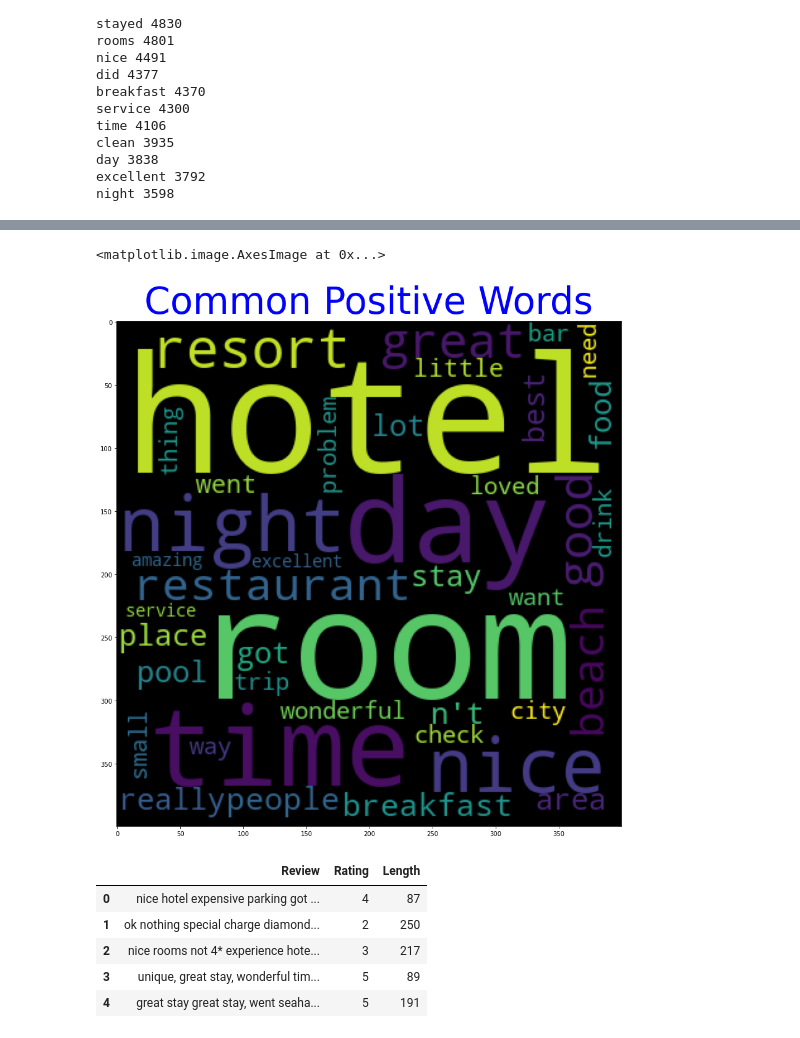
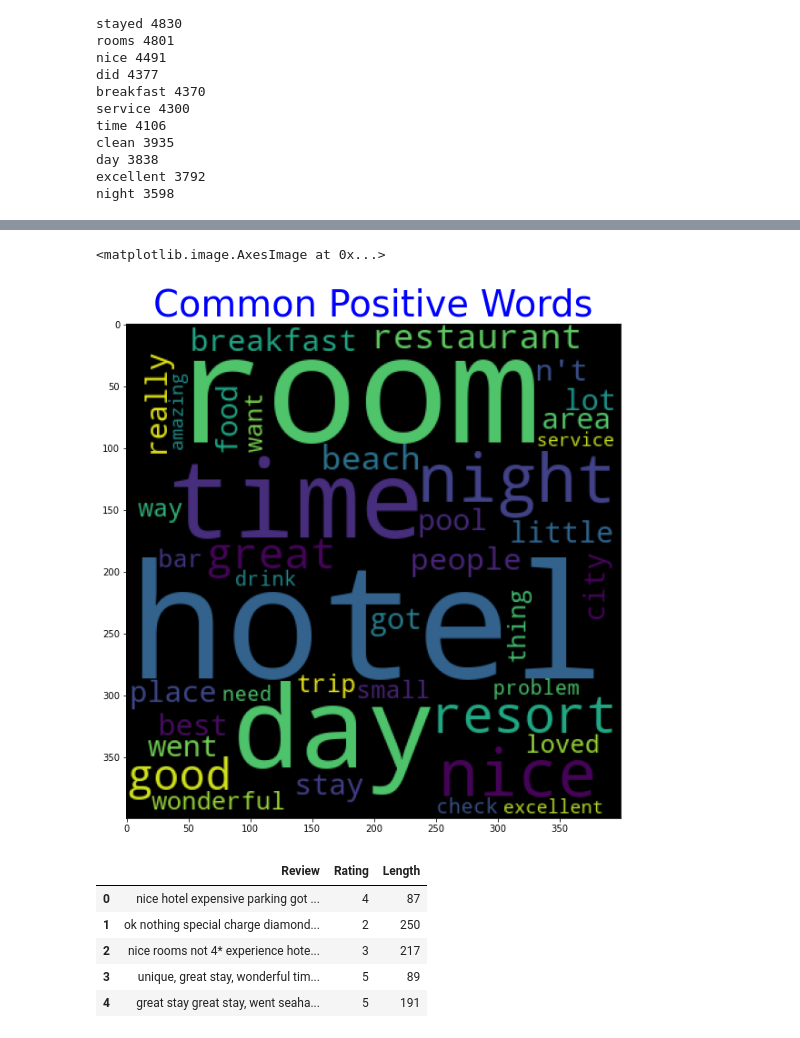
Before and after one commit to shayleelaura/Capstone-3, a Jupyter notebook: Working Notebook.ipynb, the cells around one changed output, grey strips where cells are left out. Cells and saved outputs as stored; diff of their text form; code cells hidden in the pictures.

```diff
--- a/Working Notebook.ipynb
+++ b/Working Notebook.ipynb
@@ -207,14 +207,14 @@ plt.imshow(wc1)
 # %%
 #Create a wordcloud of common positive words
 
-plt.figure(figsize=(15,15))
+plt.figure(figsize=(10,10))
 wc2 = WordCloud(max_words=500, min_font_size=10,
                 height=400,width=400,background_color="black").generate(" ".join(reviews[reviews["Rating"]==5].Review))
-plt.title('Common Positive Words', fontsize = 60, color = 'blue')
+plt.title('Common Positive Words', fontsize = 40, color = 'blue')
 plt.imshow(wc2)
 # %% [output]
 <matplotlib.image.AxesImage at 0x...>
-[figure, old version]
+[figure, new version]
 # %%
 #Lets find the length of the reviews to examine
 # if there is a pattern of being more/less word for positive/negative reviews
```
Also changed, not shown: parts of 3 cells of this notebook, 4 other files.
